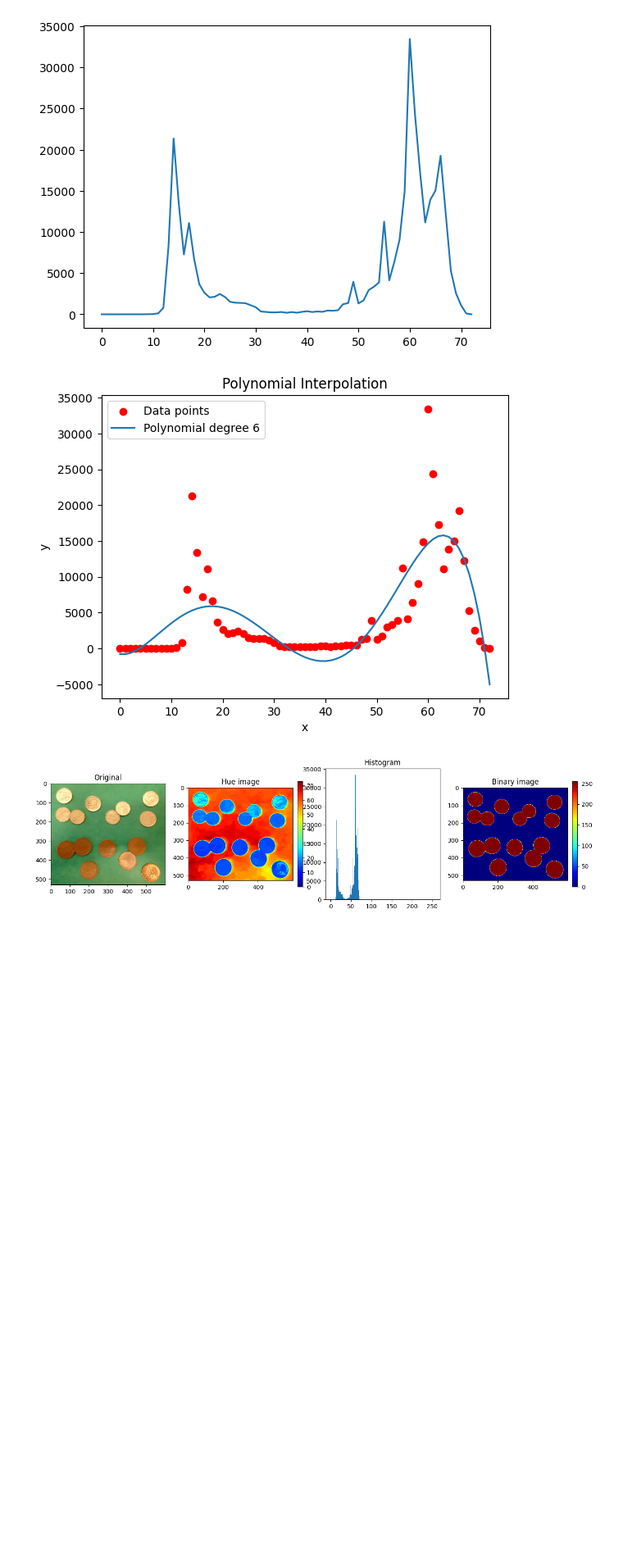
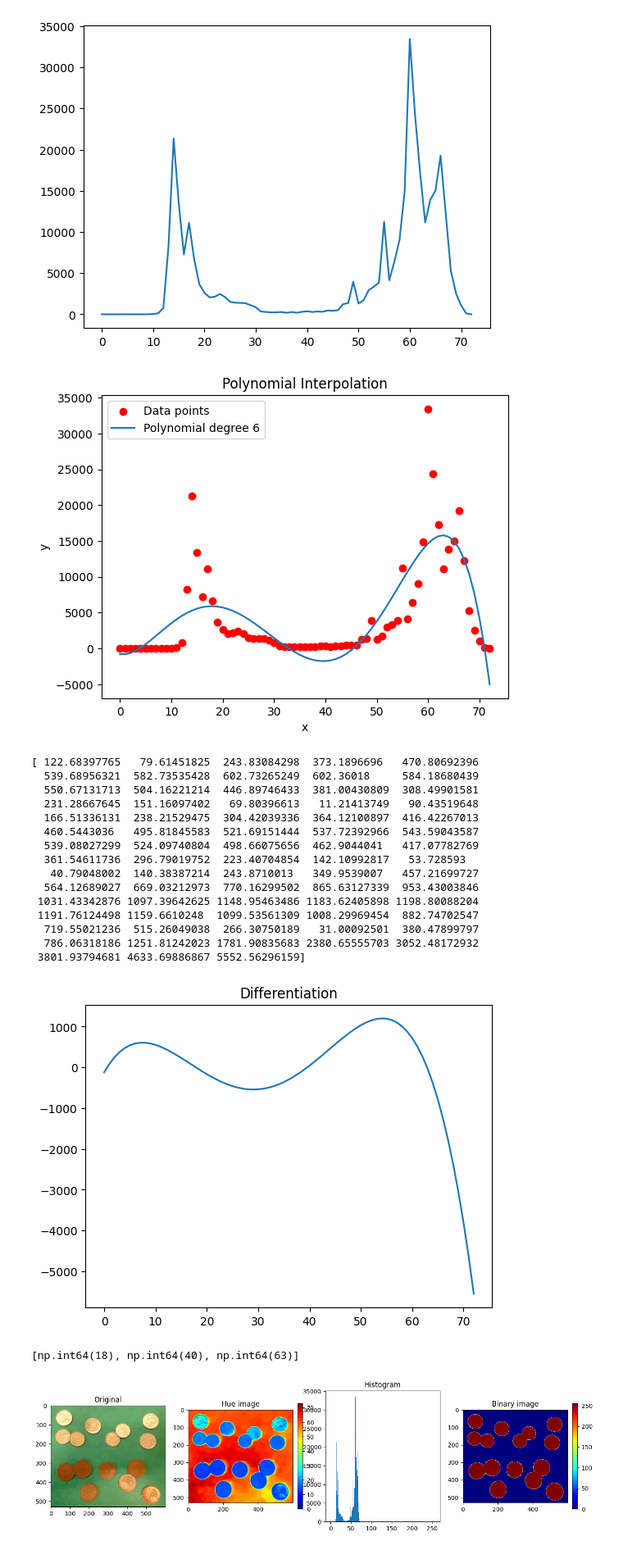
Before and after one commit to TUL-IT-2020/PVI-Pocitacove_videni, a Jupyter notebook: cviceni/cv06/cv06.ipynb, the cells around one changed output. Shown at 82% size. Saved outputs shown, nothing was run; the diff lists cells and outputs as text; code cells hidden in the pictures; blank space fills up the shorter version.

```diff
--- a/cviceni/cv06/cv06.ipynb
+++ b/cviceni/cv06/cv06.ipynb
@@ -126,30 +126,65 @@ plt.plot(hist_crop)
 # %%
 # interpolace histogramu polynomialni funkcí
 # prolozeni polynomem 2. stupne
 
 # Stupeň polynomu
 degree = 6
 
 data = hist_crop
 x = np.arange(len(data))
 y = data
 
 # Nalezení koeficientů polynomu
 coefficients = np.polyfit(x, y, degree)
 
 # Vyhodnocení polynomu na daných hodnotách x
 polynomial = np.polyval(coefficients, x)
 
 # Vykreslení původních datových bodů a interpolovaného polynomu
 plt.scatter(x, y, color='red', label='Data points')
 plt.plot(x, polynomial, label=f'Polynomial degree {degree}')
 plt.legend()
 plt.xlabel('x')
 plt.ylabel('y')
 plt.title('Polynomial Interpolation')
 plt.show()
+
+# Derivace polynomu
+diff_coefficients = np.polyder(coefficients.ravel())
+diff_polynomial = np.polyval(diff_coefficients, x)
+print(abs(diff_polynomial))
+def find_min(x, d_polynomial):
+    mins = []
+    T = 50
+    for i in range(len(d_polynomial)):
+        if abs(d_polynomial[i]) <= T:
+            mins.append(x[i])
+    return mins
+
+plt.plot(x, diff_polynomial, label=f'Polynomial degree {degree}')
+plt.title("Differentiation")
+plt.show()
+mins = find_min(x, diff_polynomial)
+print(mins)
 # %% [output]
 [figure]
+[ 122.68397765   79.61451825  243.83084298  373.1896696   470.80692396
+  539.68956321  582.73535428  602.73265249  602.36018     584.18680439
+  550.67131713  504.16221214  446.89746433  381.00430809  308.49901581
+  231.28667645  151.16097402   69.80396613   11.21413749   90.43519648
+  166.51336131  238.21529475  304.42039336  364.12100897  416.42267013
+  460.5443036   495.81845583  521.69151444  537.72392966  543.59043587
+  539.08027299  524.09740804  498.66075656  462.9044041   417.07782769
+  361.54611736  296.79019752  223.40704854  142.10992817   53.728593
+   40.79048002  140.38387214  243.8710013   349.9539007   457.21699727
+  564.12689027  669.03212973  770.16299502  865.63127339  953.43003846
+ 1031.43342876 1097.39642625 1148.95463486 1183.62405898 1198.80088204
+ 1191.76124498 1159.6610248  1099.53561309 1008.29969454  882.74702547
+  719.55021236  515.26049038  266.30750189   31.00092501  380.47899797
+  786.06318186 1251.81242023 1781.90835683 2380.65555703 3052.48172932
+ 3801.93794681 4633.69886867 5552.56296159]
+[figure, added]
+[np.int64(18), np.int64(40), np.int64(63)]
 # %%
 def plot_segmentation(img, img_H, title:str="Gray image", T:int = 125, invert:bool = False):
     """
```
Also changed, not shown: parts of 5 cells of this notebook.
